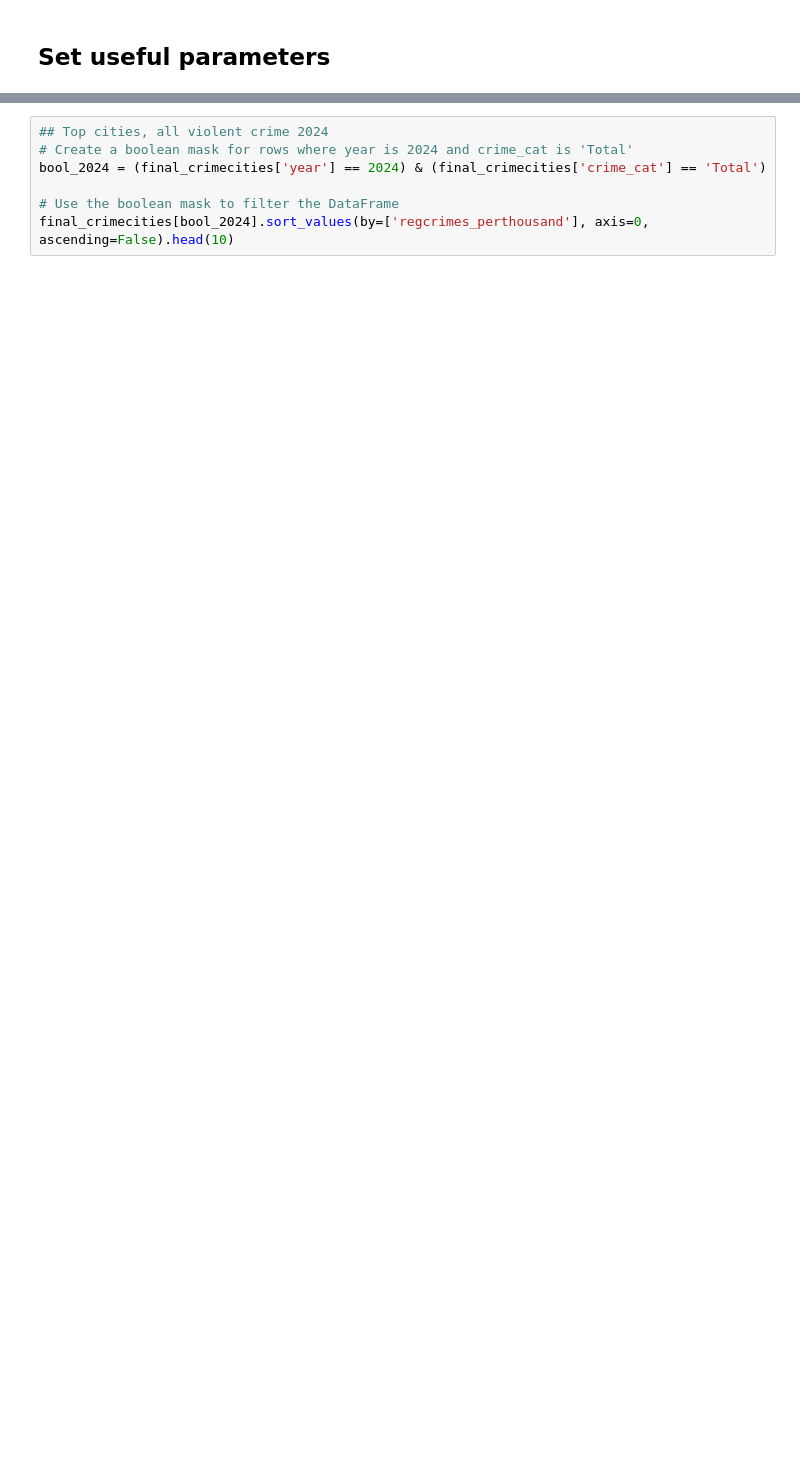
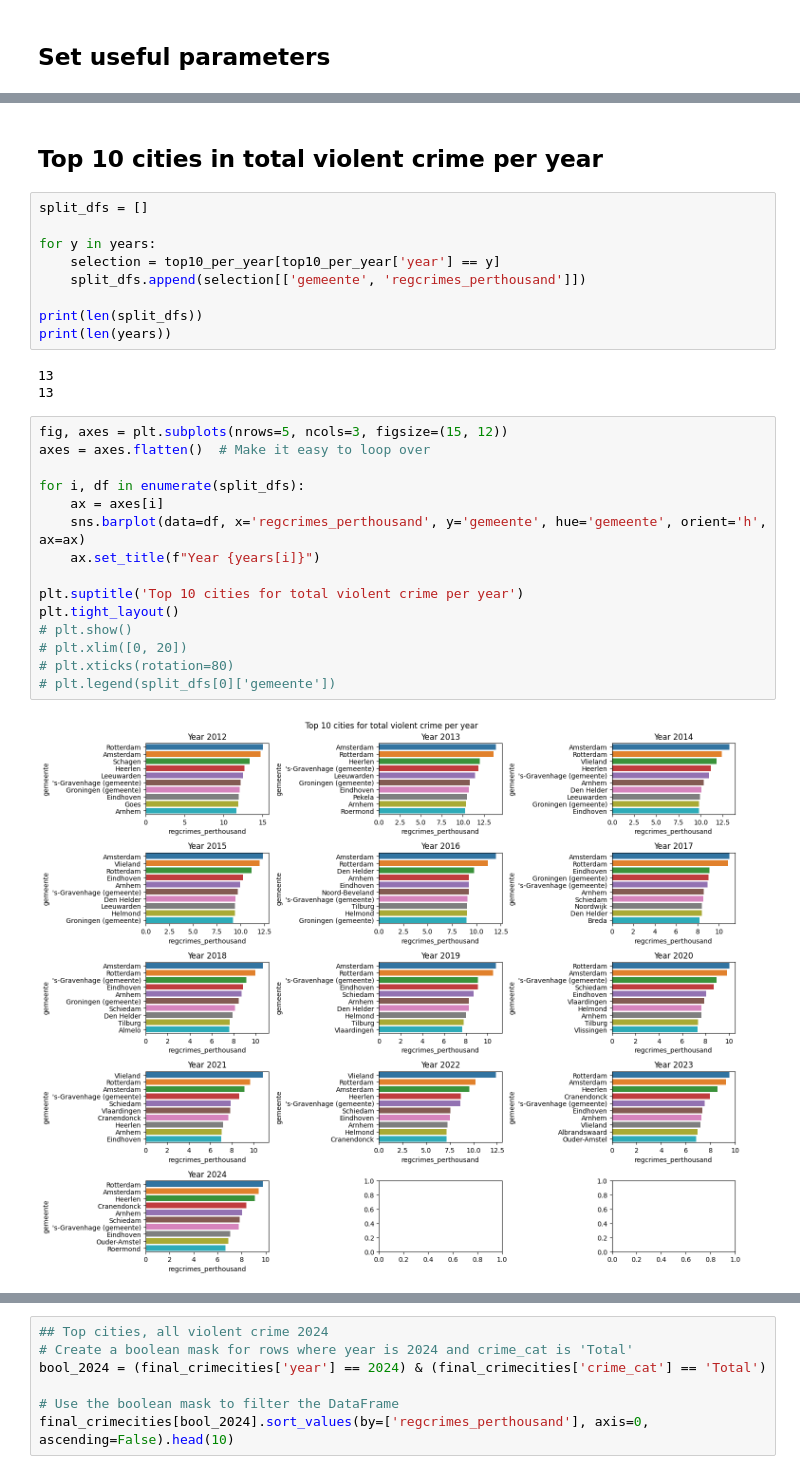
Before and after one commit to chels-j/NLViolentCrime, a Jupyter notebook: NLCrimeAnalysis.ipynb, the cells around one changed output, grey strips where cells are left out. Cells and saved outputs as stored; diff of their text form; blank space fills up the shorter version.

Commit message:
Created pivots, transforms, visuals

```diff
--- a/NLCrimeAnalysis.ipynb
+++ b/NLCrimeAnalysis.ipynb
@@ -602,0 +642,31 @@ final_crimecities.loc[final_crimecities.groupby(['crime_cat', 'year'])['regcrime
+# %% [markdown]
+## Top 10 cities in total violent crime per year
+# %%
+split_dfs = []
+
+for y in years:
+    selection = top10_per_year[top10_per_year['year'] == y]
+    split_dfs.append(selection[['gemeente', 'regcrimes_perthousand']])
+
+print(len(split_dfs))
+print(len(years))
+# %% [output]
+13
+13
+# %%
+fig, axes = plt.subplots(nrows=5, ncols=3, figsize=(15, 12))
+axes = axes.flatten()  # Make it easy to loop over
+
+for i, df in enumerate(split_dfs):
+    ax = axes[i]
+    sns.barplot(data=df, x='regcrimes_perthousand', y='gemeente', hue='gemeente', orient='h', ax=ax)
+    ax.set_title(f"Year {years[i]}")
+
+plt.suptitle('Top 10 cities for total violent crime per year')
+plt.tight_layout()
+# plt.show()
+# plt.xlim([0, 20])
+# plt.xticks(rotation=80)
+# plt.legend(split_dfs[0]['gemeente'])
+# %% [output]
+[figure, added]
```
Also changed, not shown: parts of 29 cells of this notebook.
